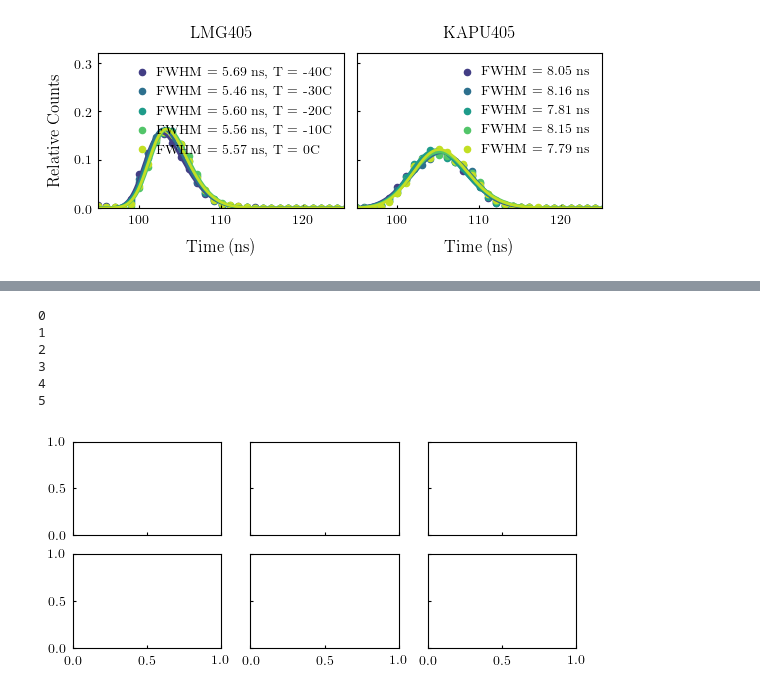
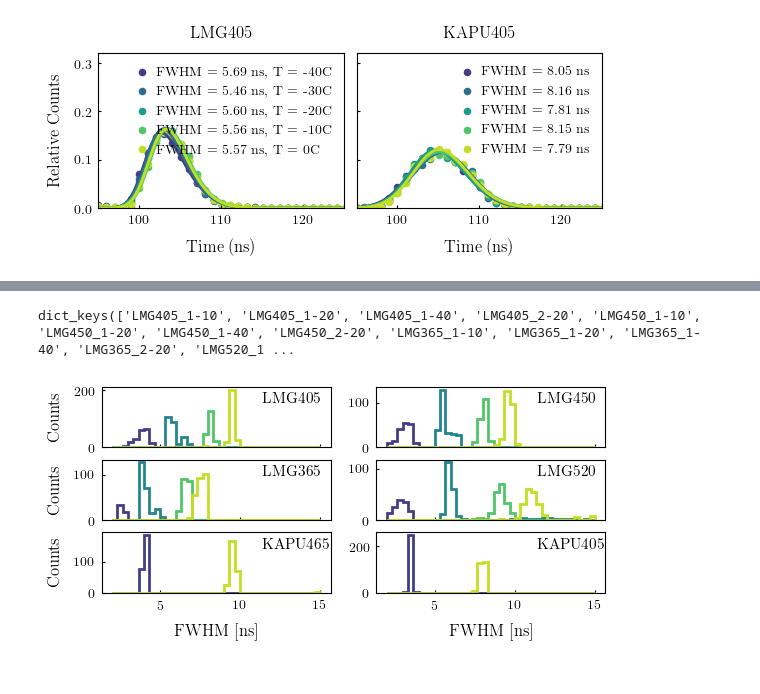
Before and after one commit to LeonhardEidenschink/POCAM_FAT, a Jupyter notebook: make_plots/tdc_plots.ipynb, the cells around one changed output, grey strips where cells are left out. Cells and saved outputs as stored; diff of their text form; code cells hidden in the pictures.

Commit message:
updated tcd plots

```diff
--- a/make_plots/tdc_plots.ipynb
+++ b/make_plots/tdc_plots.ipynb
@@ -169,2 +217,3 @@ plt.savefig(f'plots/png/{device1}_{device2}_pocam_{pocam}_hem_{hemisphere}_tdc_{
 # %%
-devices = ['LMG365', 'LMG405', 'LMG450', 'LMG520', 'KAPU405', 'KAPU465']
+LMG_devices = ['LMG405', 'LMG450', 'LMG365', 'LMG520']
+KAPU_devices = ['KAPU465', 'KAPU405']
@@ -171,17 +301,30 @@ devices = ['LMG365', 'LMG405', 'LMG450', 'LMG520', 'KAPU405', 'KAPU465']
+# %%
+fwhm_dict_elena.keys()
+# %% [output]
+dict_keys(['LMG405_1-10', 'LMG405_1-20', 'LMG405_1-40', 'LMG405_2-20', 'LMG450_1-10', 'LMG450_1-20', 'LMG450_1-40', 'LMG450_2-20', 'LMG365_1-10', 'LMG365_1-20', 'LMG365_1-40', 'LMG365_2-20', 'LMG520_1 ...
 # %%
 Temperatures = [-40,-30, -20, -10, 0, 25]
-# %%
-fig, axes = plt.subplots(2,3, figsize=plot_utils.set_size('text', fraction=1, subplots=(2,3)), sharex = True, sharey = True)
-
-for i, ax in enumerate(axes.flat):
-    device = devices[i]
-    for T in Temperatures:
-        files = glob.glob(f'../output/batch*/pocam_*/hem_*/{device}/tdc_{pw:.0f}_{T}C_*.json')
-# %% [output]
-0
-1
-2
-3
-4
-5
-[figure, removed]
+# %%
+fig, axes = plt.subplots(3,2, figsize=plot_utils.set_size('text', fraction=1, subplots=(2,3)), sharex = True)
+
+for i, ax in enumerate(axes.flat):
+    device = devices[i]
+    bins = np.linspace(2, 15, 40)
+    if device in LMG_devices:
+        for c_f, color in zip(coarse_fine, [colors[1], colors[4], colors[7], colors[9]]):
+            fwhm_elena = fwhm_dict_elena[f'{device}_{c_f}']
+            fwhm_patrick = fwhm_dict_patrick[f'{device}_{c_f}']
+            ax.hist(fwhm_elena, bins = bins,color=color, histtype = 'step', lw = 2 ,label=f'{c_f}')
+    if device in KAPU_devices:
+        for c_f, color in zip(['fast', 'default'], [colors[1], colors[9]]):
+            fwhm_elena = fwhm_dict_elena[f'{device}_{c_f}']
+            fwhm_patrick = fwhm_dict_patrick[f'{device}_{c_f}']
+            ax.hist(fwhm_elena, bins = bins,color=color, histtype = 'step', lw = 2 ,label=f'{c_f}')
+    ax.text(0.7, 0.72, f'{device}',  transform=ax.transAxes, fontsize=11)
+    if np.isin(i, [4,5]):
+        ax.set_xlabel('FWHM [ns]')
+
+    if i == 0 or i == 2 or i == 4:
+        ax.set_ylabel('Counts')
+# %% [output]
+[figure, added]
```
Also changed, not shown: parts of 4 cells of this notebook.
